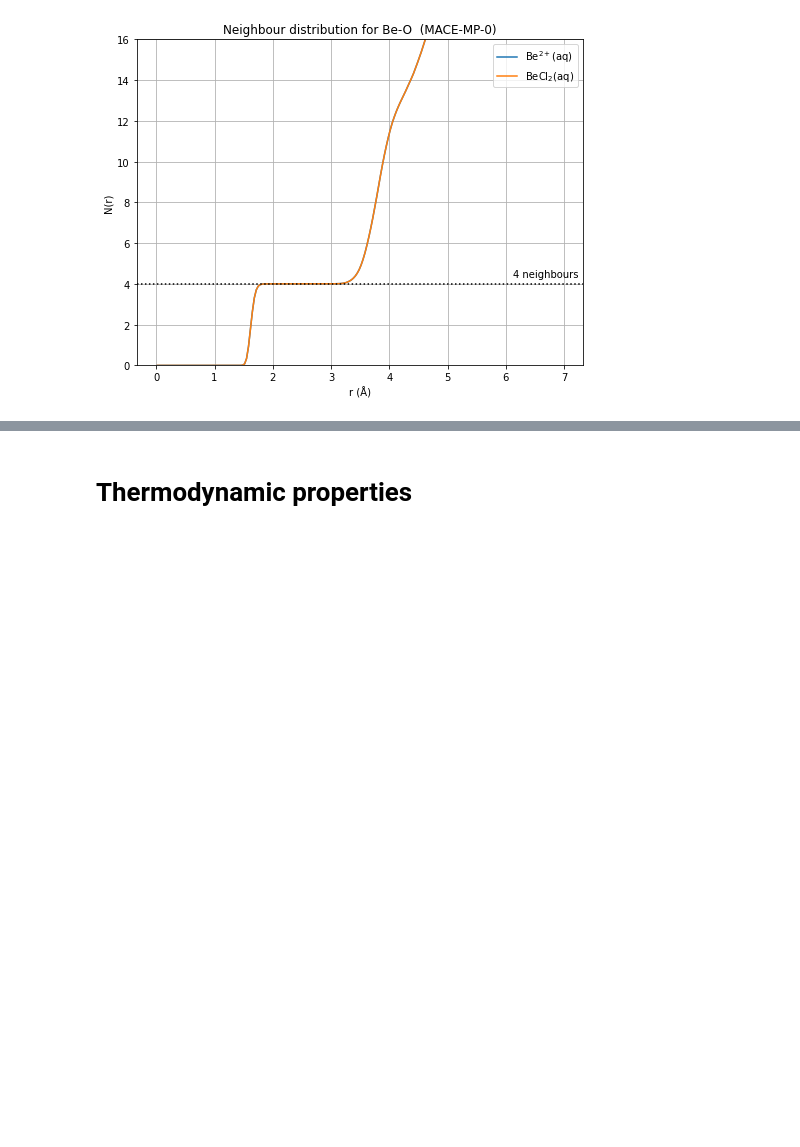
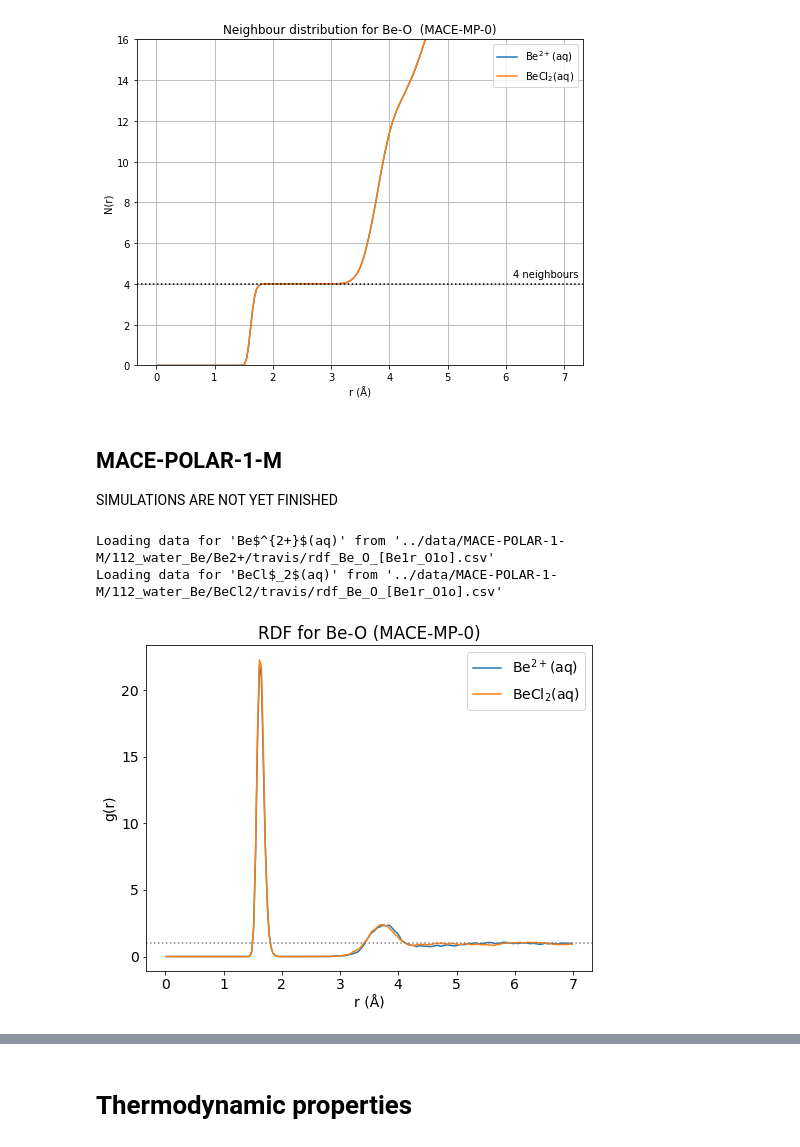
Before and after one commit to viktorsvahn/water, a Jupyter notebook: beryllium.ipynb, the cells around one changed output, grey strips where cells are left out. Saved outputs shown, nothing was run; the diff lists cells and outputs as text; code cells hidden in the pictures; blank space fills up the shorter version.

Commit message:
Preliminary results for MACE-POLAR-1-M added.

```diff
--- a/beryllium.ipynb
+++ b/beryllium.ipynb
@@ -23,6 +23,10 @@ MP0_paths = {
     'Be$^{2+}$(aq)':'/MACE-MP-0/112_water/Be2+/',
     'BeCl$_2$(aq)':'/MACE-MP-0/112_water/BeCl2/',
 }
+POLAR_paths = {
+    'Be$^{2+}$(aq)':'/MACE-POLAR-1-M/112_water_Be/Be2+/',
+    'BeCl$_2$(aq)':'/MACE-POLAR-1-M/112_water_Be/BeCl2/',
+}
 
 plt.rcParams.update({'font.size': 14})
 # %% [markdown]
@@ -33,7 +39,6 @@ MP0_rdf_data = hf.load_data(MP0_paths, root_dir=data_path, fname='travis/rdf_Be_
 Loading data for 'Be$^{2+}$(aq)' from '../data/MACE-MP-0/112_water/Be2+/travis/rdf_Be_O_[Be1r_O1o].csv'
 Loading data for 'BeCl$_2$(aq)' from '../data/MACE-MP-0/112_water/BeCl2/travis/rdf_Be_O_[Be1r_O1o].csv'
 # %%
-plt.rcParams.update({'font.size': 14})
 fig, ax = plt.subplots(figsize=(8, 6))
 for key, data in MP0_rdf_data.items():
     ax.plot(data['# Distance / pm']/100, data['  g(r)'], label=key)
@@ -70,3 +75,24 @@ ax.legend()
 plt.show()
 # %% [output]
 [figure]
+# %% [markdown]
+## MACE-POLAR-1-M
+SIMULATIONS ARE NOT YET FINISHED
+# %%
+POLAR_rdf_data = hf.load_data(POLAR_paths, root_dir=data_path, fname='travis/rdf_Be_O_[Be1r_O1o].csv')
+# %% [output]
+Loading data for 'Be$^{2+}$(aq)' from '../data/MACE-POLAR-1-M/112_water_Be/Be2+/travis/rdf_Be_O_[Be1r_O1o].csv'
+Loading data for 'BeCl$_2$(aq)' from '../data/MACE-POLAR-1-M/112_water_Be/BeCl2/travis/rdf_Be_O_[Be1r_O1o].csv'
+# %%
+fig, ax = plt.subplots(figsize=(8, 6))
+for key, data in POLAR_rdf_data.items():
+    ax.plot(data['# Distance / pm']/100, data['  g(r)'], label=key)
+    rmax = data['# Distance / pm'].max()/100
+ax.set_title(f'RDF for Be-O (MACE-MP-0)')
+ax.set_xlabel('r (Å)')
+ax.set_ylabel('g(r)')
+ax.axhline(1, 0, rmax, color='gray', linestyle=':')
+ax.legend()
+plt.show()
+# %% [output]
+[figure, added]
```
Also changed, not shown: parts of 7 cells of this notebook, 1 other file.
